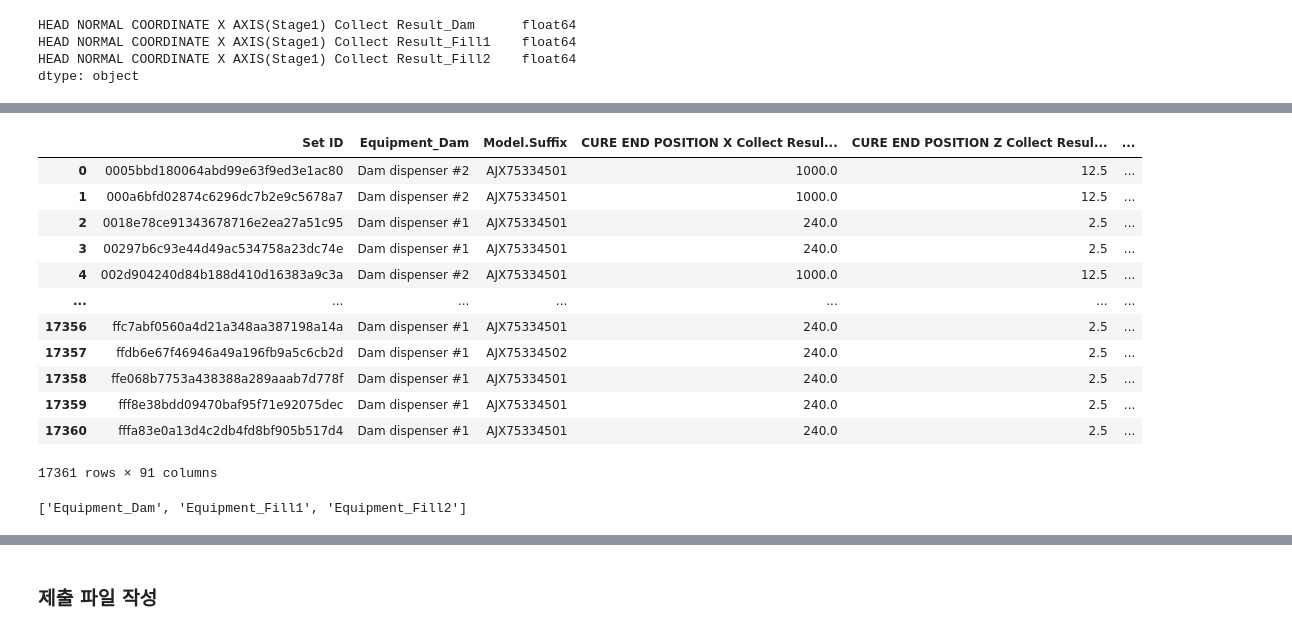
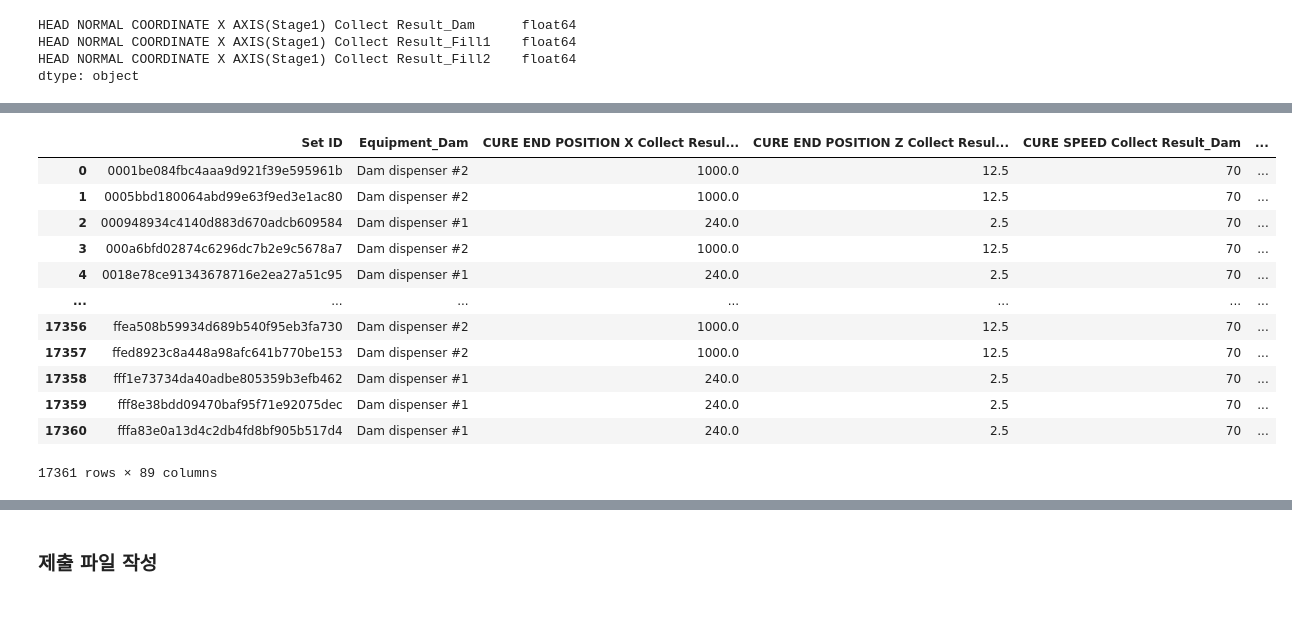
Before and after one commit to moool01/LGAIMERS5th, a Jupyter notebook: code.ipynb, the cells around one changed output, grey strips where cells are left out. Cells and saved outputs as stored; diff of their text form; code cells hidden in the pictures.

```diff
--- a/code.ipynb
+++ b/code.ipynb
@@ -877,9 +848,3 @@ Feature: Equipment_Fill1
 Feature: Equipment_Fill2
   Fill2 dispenser #1: 0
   Fill2 dispenser #2: 1
-# %%
-columns_to_drop = [
-    'Model.Suffix', 'Chamber Temp. Judge Value_AutoClave']
-
-# 열 삭제
-train_data = train_data.drop(columns=columns_to_drop)
@@ -963,11 +1054,19 @@ from sklearn.model_selection import train_test_split
 RANDOM_STATE = 42
 
 # train/val split
-df_train, df_val = train_test_split(
-    df_concat,
+model1_train, model1_val = train_test_split(
+    df_concat1,
     test_size=0.3,
-    stratify=df_concat["target"],
+    stratify=df_concat1["target"],
     random_state=RANDOM_STATE,
 )
+
+# train/val split
+model2_train, model2_val = train_test_split(
+    df_concat2,
+    test_size=0.3,
+    stratify=df_concat2["target"],
+    random_state=RANDOM_STATE,
+)
 # %% [markdown]
 ## 3. 모델 학습
@@ -1140,3 +1139,15 @@ df_val['pred'] = final_predictions
 # %%
-df_val['pred'].value_counts()
+# 고유 값과 빈도 계산
+unique_values, counts = np.unique(val1_pred, return_counts=True)
+print("model1")
+# 결과 출력
+for value, count in zip(unique_values, counts):
+    print(f"{value}: {count}")
+print('\n')
+
+unique_values, counts = np.unique(val2_pred, return_counts=True)
+print("model2")
+# 결과 출력
+for value, count in zip(unique_values, counts):
+    print(f"{value}: {count}")
 # %% [output]
@@ -1459,7 +1460,7 @@ See the caveats in the documentation: https://pandas.pydata.org/pandas-docs/stab
 # %%
 # 두 데이터프레임 합치기
 combined_df = pd.concat([test_shift, test_noshift], axis=0)
-combined_df.reset_index(drop=True, inplace=True)
+combined_df = combined_df.sort_index()
 
 # 제거할 열 리스트
 columns_to_drop = ['WorkMode Collect Result_Dam', 'WorkMode Collect Result_Fill1', 'WorkMode Collect Result_Fill2']
@@ -1605,43 +1606,45 @@ columns_to_drop = [
     'Stage1 Line4 Distance Speed Collect Result_Dam',
 
     'Stage2 Circle2 Distance Speed Collect Result_Dam',
     'Stage2 Circle3 Distance Speed Collect Result_Dam',
     'Stage2 Circle4 Distance Speed Collect Result_Dam',
 
     'Stage2 Line4 Distance Speed Collect Result_Dam',
 
     'Stage3 Circle2 Distance Speed Collect Result_Dam',
     'Stage3 Circle3 Distance Speed Collect Result_Dam',
     'Stage3 Circle4 Distance Speed Collect Result_Dam',
     'Stage3 Line2 Distance Speed Collect Result_Dam',
     'Stage3 Line4 Distance Speed Collect Result_Dam',
 
     'CURE STANDBY POSITION Z Collect Result_Fill2',
 
     'HEAD NORMAL COORDINATE Y AXIS(Stage3) Collect Result_Fill2',
 
     'HEAD NORMAL COORDINATE Z AXIS(Stage2) Collect Result_Fill2',
     'HEAD NORMAL COORDINATE Z AXIS(Stage3) Collect Result_Fill2',
 
+    'Model.Suffix',
+    'Chamber Temp. Judge Value_AutoClave',
     'Workorder'
 ]
 
 # 열 삭제
 combined_df = combined_df.drop(columns=columns_to_drop)
 
 # 결과 확인
 combined_df
 # %% [output]
-|  | Set ID | Equipment_Dam | Model.Suffix | CURE END POSITION X Collect Resul... | CURE END POSITION Z Collect Resul... | ... |
-| 0 | 0005bbd180064abd99e63f9ed3e1ac80 | Dam dispenser #2 | AJX75334501 | 1000.0 | 12.5 | ... |
-| 1 | 000a6bfd02874c6296dc7b2e9c5678a7 | Dam dispenser #2 | AJX75334501 | 1000.0 | 12.5 | ... |
-| 2 | 0018e78ce91343678716e2ea27a51c95 | Dam dispenser #1 | AJX75334501 | 240.0 | 2.5 | ... |
-| 3 | 00297b6c93e44d49ac534758a23dc74e | Dam dispenser #1 | AJX75334501 | 240.0 | 2.5 | ... |
-| 4 | 002d904240d84b188d410d16383a9c3a | Dam dispenser #2 | AJX75334501 | 1000.0 | 12.5 | ... |
+|  | Set ID | Equipment_Dam | CURE END POSITION X Collect Resul... | CURE END POSITION Z Collect Resul... | CURE SPEED Collect Result_Dam | ... |
+| 0 | 0001be084fbc4aaa9d921f39e595961b | Dam dispenser #2 | 1000.0 | 12.5 | 70 | ... |
+| 1 | 0005bbd180064abd99e63f9ed3e1ac80 | Dam dispenser #2 | 1000.0 | 12.5 | 70 | ... |
+| 2 | 000948934c4140d883d670adcb609584 | Dam dispenser #1 | 240.0 | 2.5 | 70 | ... |
+| 3 | 000a6bfd02874c6296dc7b2e9c5678a7 | Dam dispenser #2 | 1000.0 | 12.5 | 70 | ... |
+| 4 | 0018e78ce91343678716e2ea27a51c95 | Dam dispenser #1 | 240.0 | 2.5 | 70 | ... |
 | ... | ... | ... | ... | ... | ... | ... |
-| 17356 | ffc7abf0560a4d21a348aa387198a14a | Dam dispenser #1 | AJX75334501 | 240.0 | 2.5 | ... |
-| 17357 | ffdb6e67f46946a49a196fb9a5c6cb2d | Dam dispenser #1 | AJX75334502 | 240.0 | 2.5 | ... |
-| 17358 | ffe068b7753a438388a289aaab7d778f | Dam dispenser #1 | AJX75334501 | 240.0 | 2.5 | ... |
-| 17359 | fff8e38bdd09470baf95f71e92075dec | Dam dispenser #1 | AJX75334501 | 240.0 | 2.5 | ... |
-| 17360 | fffa83e0a13d4c2db4fd8bf905b517d4 | Dam dispenser #1 | AJX75334501 | 240.0 | 2.5 | ... |
+| 17356 | ffea508b59934d689b540f95eb3fa730 | Dam dispenser #2 | 1000.0 | 12.5 | 70 | ... |
+| 17357 | ffed8923c8a448a98afc641b770be153 | Dam dispenser #2 | 1000.0 | 12.5 | 70 | ... |
+| 17358 | fff1e73734da40adbe805359b3efb462 | Dam dispenser #1 | 240.0 | 2.5 | 70 | ... |
+| 17359 | fff8e38bdd09470baf95f71e92075dec | Dam dispenser #1 | 240.0 | 2.5 | 70 | ... |
+| 17360 | fffa83e0a13d4c2db4fd8bf905b517d4 | Dam dispenser #1 | 240.0 | 2.5 | 70 | ... |
-17361 rows × 91 columns
+17361 rows × 89 columns
@@ -1650,4 +1650,0 @@ test_data = combined_df
-# %%
-categorical_features
-# %% [output]
-['Equipment_Dam', 'Equipment_Fill1', 'Equipment_Fill2']
```
Also changed, not shown: parts of 52 cells of this notebook, 6 other files.
